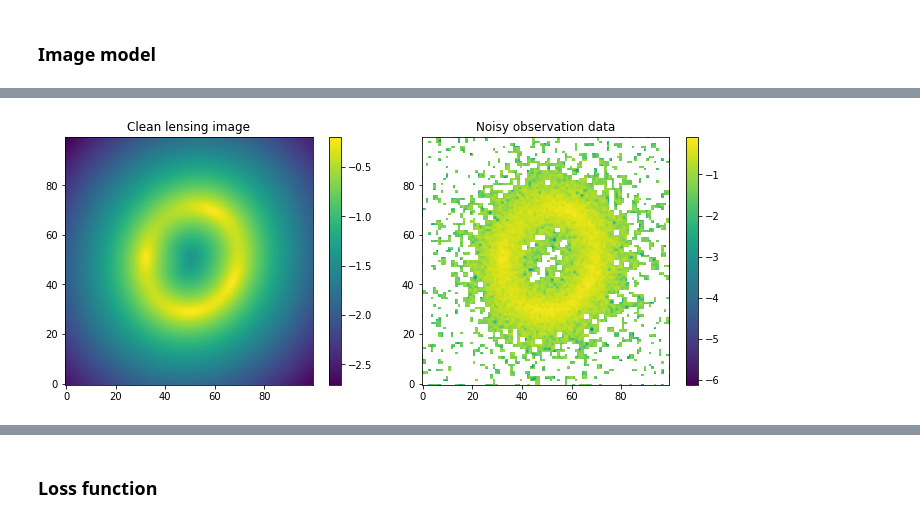
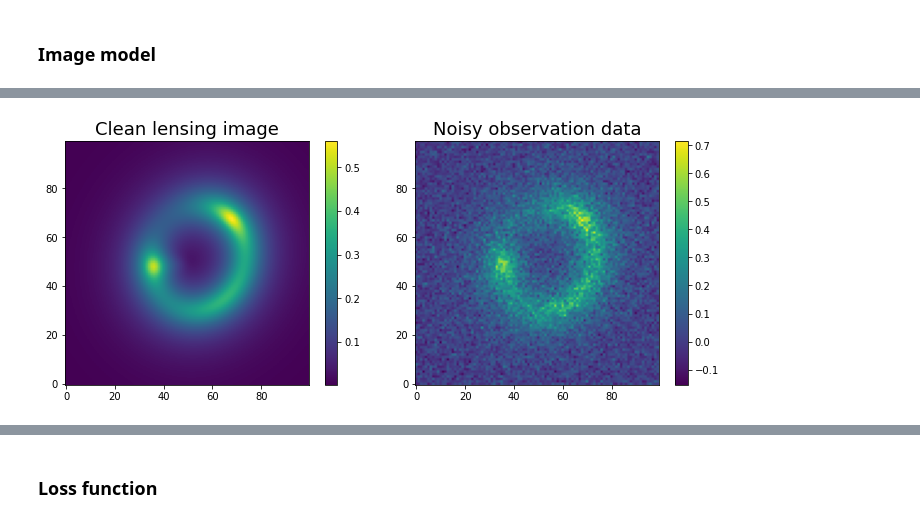
Before and after one commit to Herculens/herculens, a Jupyter notebook: notebooks/test1.ipynb, the cells around one changed output, grey strips where cells are left out. Saved outputs shown, nothing was run; the diff lists cells and outputs as text; code cells hidden in the pictures.

```diff
--- a/notebooks/test1.ipynb
+++ b/notebooks/test1.ipynb
@@ -8,11 +9,11 @@ import matplotlib.pyplot as plt
 
 # Basic imports
 import numpy as np
+from scipy.optimize import minimize
 
 # Basic JAX
 import jax
 import jax.numpy as jnp
-from jax.tree_util import tree_multimap
 from jax.config import config
 config.update("jax_enable_x64", True)
 
@@ -23,3 +24,6 @@ from jaxtronomy.LightModel.light_model import LightModel
 from jaxtronomy.LensModel.lens_model import LensModel
 from jaxtronomy.ImSim.image_model import ImageModel
 from jaxtronomy.Util import image_util
+
+# Universal font size
+FS = 18
@@ -55,7 +56,7 @@ y range    : (DeviceArray(-3.96, dtype=float64), DeviceArray(3.96, dtype=float64
 # %%
 source_light_model_list = ['SERSIC']
 source_light_model = LightModel(source_light_model_list)
-kwargs_source_light = [{'amp': 10.0, 'R_sersic': 1.2, 'n_sersic': 1.5, 'center_x': 0.1, 'center_y': 0.05}]
+kwargs_source_light = [{'amp': 10.0, 'R_sersic': 1.2, 'n_sersic': 1.5, 'center_x': 0.4, 'center_y': 0.15}]
 # %% [markdown]
 ### Lens model (SIE + external shear)
 # %%
@@ -76,11 +73,12 @@ kwargs_lens_light = [{}]
 # %% [markdown]
 ### PSF
 # %%
-kwargs_psf = {'psf_type': 'GAUSSIAN', 'fwhm': 0.2}
+kwargs_psf = {'psf_type': 'GAUSSIAN', 'fwhm': 0.3}
 psf = PSF(**kwargs_psf)
 # %% [markdown]
 ### Image model
 # %%
+# Generate a lensed image based on source and lens models
 kwargs_numerics = {'supersampling_factor': 3, 'supersampling_convolution': False}
 image_model = ImageModel(data_class=pixel_grid,
                          psf_class=psf,
@@ -100,16 +98,17 @@ exp_time = 100
 sigma_bkd = 0.05
 poisson = image_util.add_poisson(image, exp_time)
 gaussian = image_util.add_background(image, sigma_bkd)
-image_noisy = image + gaussian + poisson
 
+# Observed noisy data
+data = image + gaussian + poisson
+
+# Plot
 fig, (ax1, ax2) = plt.subplots(1, 2, figsize=(10, 4))
-img1 = ax1.imshow(jnp.log10(image), origin='lower')
-ax1.set_title("Clean lensing image")
-img2 = ax2.imshow(jnp.log10(image_noisy), origin='lower')
-ax2.set_title("Noisy observation data")
+img1 = ax1.imshow(image, origin='lower')
+ax1.set_title("Clean lensing image", fontsize=FS)
+img2 = ax2.imshow(data, origin='lower')
+ax2.set_title("Noisy observation data", fontsize=FS)
 for img, ax in zip((img1, img2), (ax1, ax2)):
     fig.colorbar(img, ax=ax)
 fig.tight_layout()
-
-data = image_noisy
 # %% [output]
@@ -116,2 +116,2 @@ data = image_noisy
-[figure, old version]
+[figure, new version]
 # %%
```
Also changed, not shown: parts of 22 cells of this notebook, 5 other files.
